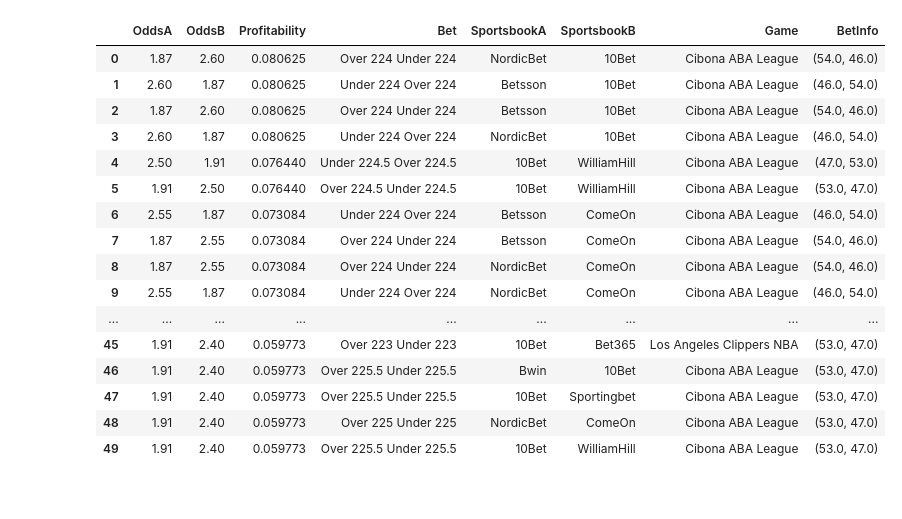
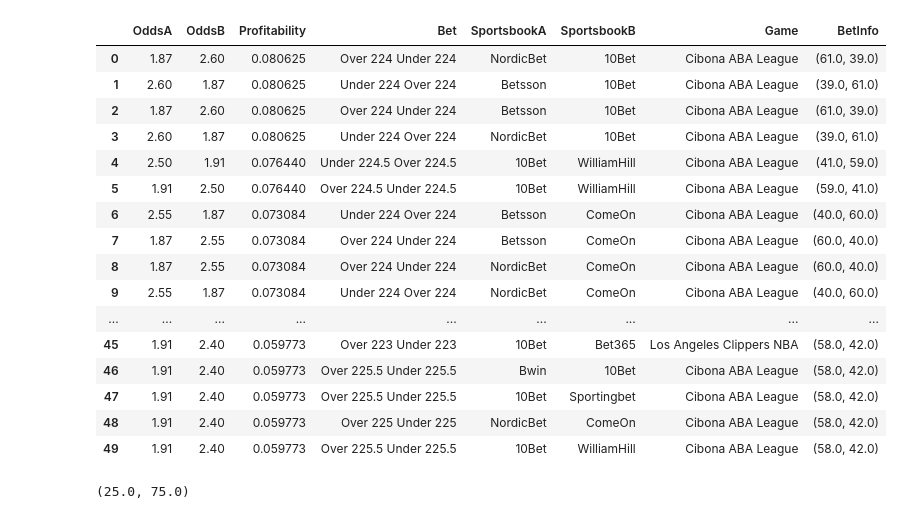
Before and after one commit to MartinMashalov/ArbitrageBetting, a Jupyter notebook: SureBetsBasketball.ipynb, the cells around one changed output. Cells and saved outputs as stored; diff of their text form; code cells hidden in the pictures.

```diff
--- a/SureBetsBasketball.ipynb
+++ b/SureBetsBasketball.ipynb
@@ -34,16 +34,25 @@ games = [i for i in games if i['country']['name'] == 'USA' or i['country']['name
 games = [{'game_id': i['id'], 'home': i['teams']['home']['name'], 'home': i['teams']['away']['name'], 'league': i['league']['name']} for i in games]
 df = pd.DataFrame.from_dict(games)
 # %%
+# setup containers for data
 game_odds = []
 game_names = df['home'].to_list()
 game_leagues = df['league'].to_list()
 for game_id in tqdm(df['game_id'].unique()):
+  # form request url
   url: str = f"https://v1.basketball.api-sports.io/odds?game={str(game_id)}"
+
+  # get data with web api request
   try:
-    odds_data = get(url, headers=headers_req).json()['response'][0]['bookmakers']
+    odds_data = get(url, headers=headers_req).json()['response'][0]
   except (IndexError, KeyError):
     continue
-  game_odds.append(odds_data)
+
+  # append to the game odds
+  try:
+    game_odds.append(odds_data['bookmakers'])
+  except KeyError:
+    continue
 # %%
 import itertools
 from itertools import combinations
@@ -194,55 +203,65 @@ def compute_weights(odds_a, odds_b, position_size, max_iter: int = 10000):
 
   # select position sizing at percentage level for both sides of the trade
   sample = rng.integers(20, 80, size=max_iter) / 100
+  sample = np.unique(sample)
   inverse_sample = 1 - sample
 
   # compute expected value of each position by hadamard product
   sample_filter_a = np.multiply(position_size*sample, np.full((1, len(sample)), odds_a)[0])
   sample_filter_b = np.multiply(position_size*inverse_sample, np.full((1, len(inverse_sample)), odds_b)[0])
   # find the valid position sizes that satisfy arbitrage
   valid_args_a = np.argwhere(sample_filter_a > position_size)
   valid_args_b = np.argwhere(sample_filter_b > position_size)
   valid_args = np.intersect1d(valid_args_a, valid_args_b)
 
   # filter and create the opposite position sizes
   sample, inverse_sample = sample[valid_args], inverse_sample[valid_args]
 
   # create the sizing matrix
   sizing_matrix = np.transpose(np.array([sample, inverse_sample]))
   sizing_matrix *= position_size
-  odds_matrix = np.array([odds_a, odds_b])
+
+  # create the odds matrix and adjust for bias towards more likely outcome
+  if odds_a > odds_b:
+    odds_matrix = np.array([odds_a, -odds_b])
+  else:
+    odds_matrix = np.array([-odds_a, odds_b])
 
   # multiple the odds matrix and position sizing matrix
   result_matrix = np.matmul(sizing_matrix, odds_matrix)
 
   # find the maximum value index of the resulting matrix
-  efficient_idx = np.argmax(result_matrix)
+  efficient_idx = np.argmin(result_matrix)
   return round(position_size*sample[efficient_idx], 2), round(position_size*inverse_sample[efficient_idx], 2)
 
 position_size = 100
 df['SportsbookA'] = df['BetName'].apply(lambda x: str(x).split(':')[0].split('- ')[-1])
 df['SportsbookB'] = df['BetName'].apply(lambda x: str(x).split(':')[1].split(' Under')[0].split(' Over')[0].split('- ')[-1].replace(' +', ''))
 df['Game'] = df['BetName'].apply(lambda x: ' '.join(str(x).split("-")[0:2]))
 df['Bet'] = df['BetName'].apply(lambda x: ''.join(''.join(str(x).split('-')[-2:]).split('+')[1:]))
 df['BetInfo'] = df.apply(lambda x: compute_weights(x.OddsA, x.OddsB, position_size), axis=1)
 df.reset_index(inplace=True, drop=True)
-df = df[['OddsA', 'OddsB', 'Profitability', 'Bet', 'SportsbookA', 'SportsbookB', 'Game', 'BetInfo']]
-df.head(50)
+final_df = df[['OddsA', 'OddsB', 'Profitability', 'Bet', 'SportsbookA', 'SportsbookB', 'Game', 'BetInfo']]
+final_df.head(50)
 # %% [output]
 |  | OddsA | OddsB | Profitability | Bet | SportsbookA | SportsbookB | Game | BetInfo |
-| 0 | 1.87 | 2.60 | 0.080625 | Over 224 Under 224 | NordicBet | 10Bet | Cibona ABA League | (54.0, 46.0) |
-| 1 | 2.60 | 1.87 | 0.080625 | Under 224 Over 224 | Betsson | 10Bet | Cibona ABA League | (46.0, 54.0) |
-| 2 | 1.87 | 2.60 | 0.080625 | Over 224 Under 224 | Betsson | 10Bet | Cibona ABA League | (54.0, 46.0) |
-| 3 | 2.60 | 1.87 | 0.080625 | Under 224 Over 224 | NordicBet | 10Bet | Cibona ABA League | (46.0, 54.0) |
-| 4 | 2.50 | 1.91 | 0.076440 | Under 224.5 Over 224.5 | 10Bet | WilliamHill | Cibona ABA League | (47.0, 53.0) |
-| 5 | 1.91 | 2.50 | 0.076440 | Over 224.5 Under 224.5 | 10Bet | WilliamHill | Cibona ABA League | (53.0, 47.0) |
-| 6 | 2.55 | 1.87 | 0.073084 | Under 224 Over 224 | Betsson | ComeOn | Cibona ABA League | (46.0, 54.0) |
-| 7 | 1.87 | 2.55 | 0.073084 | Over 224 Under 224 | Betsson | ComeOn | Cibona ABA League | (54.0, 46.0) |
-| 8 | 1.87 | 2.55 | 0.073084 | Over 224 Under 224 | NordicBet | ComeOn | Cibona ABA League | (54.0, 46.0) |
-| 9 | 2.55 | 1.87 | 0.073084 | Under 224 Over 224 | NordicBet | ComeOn | Cibona ABA League | (46.0, 54.0) |
+| 0 | 1.87 | 2.60 | 0.080625 | Over 224 Under 224 | NordicBet | 10Bet | Cibona ABA League | (61.0, 39.0) |
+| 1 | 2.60 | 1.87 | 0.080625 | Under 224 Over 224 | Betsson | 10Bet | Cibona ABA League | (39.0, 61.0) |
+| 2 | 1.87 | 2.60 | 0.080625 | Over 224 Under 224 | Betsson | 10Bet | Cibona ABA League | (61.0, 39.0) |
+| 3 | 2.60 | 1.87 | 0.080625 | Under 224 Over 224 | NordicBet | 10Bet | Cibona ABA League | (39.0, 61.0) |
+| 4 | 2.50 | 1.91 | 0.076440 | Under 224.5 Over 224.5 | 10Bet | WilliamHill | Cibona ABA League | (41.0, 59.0) |
+| 5 | 1.91 | 2.50 | 0.076440 | Over 224.5 Under 224.5 | 10Bet | WilliamHill | Cibona ABA League | (59.0, 41.0) |
+| 6 | 2.55 | 1.87 | 0.073084 | Under 224 Over 224 | Betsson | ComeOn | Cibona ABA League | (40.0, 60.0) |
+| 7 | 1.87 | 2.55 | 0.073084 | Over 224 Under 224 | Betsson | ComeOn | Cibona ABA League | (60.0, 40.0) |
+| 8 | 1.87 | 2.55 | 0.073084 | Over 224 Under 224 | NordicBet | ComeOn | Cibona ABA League | (60.0, 40.0) |
+| 9 | 2.55 | 1.87 | 0.073084 | Under 224 Over 224 | NordicBet | ComeOn | Cibona ABA League | (40.0, 60.0) |
 | ... | ... | ... | ... | ... | ... | ... | ... | ... |
-| 45 | 1.91 | 2.40 | 0.059773 | Over 223 Under 223 | 10Bet | Bet365 | Los Angeles Clippers NBA | (53.0, 47.0) |
-| 46 | 1.91 | 2.40 | 0.059773 | Over 225.5 Under 225.5 | Bwin | 10Bet | Cibona ABA League | (53.0, 47.0) |
-| 47 | 1.91 | 2.40 | 0.059773 | Over 225.5 Under 225.5 | 10Bet | Sportingbet | Cibona ABA League | (53.0, 47.0) |
-| 48 | 1.91 | 2.40 | 0.059773 | Over 225 Under 225 | NordicBet | ComeOn | Cibona ABA League | (53.0, 47.0) |
-| 49 | 1.91 | 2.40 | 0.059773 | Over 225.5 Under 225.5 | 10Bet | WilliamHill | Cibona ABA League | (53.0, 47.0) |
+| 45 | 1.91 | 2.40 | 0.059773 | Over 223 Under 223 | 10Bet | Bet365 | Los Angeles Clippers NBA | (58.0, 42.0) |
+| 46 | 1.91 | 2.40 | 0.059773 | Over 225.5 Under 225.5 | Bwin | 10Bet | Cibona ABA League | (58.0, 42.0) |
+| 47 | 1.91 | 2.40 | 0.059773 | Over 225.5 Under 225.5 | 10Bet | Sportingbet | Cibona ABA League | (58.0, 42.0) |
+| 48 | 1.91 | 2.40 | 0.059773 | Over 225 Under 225 | NordicBet | ComeOn | Cibona ABA League | (58.0, 42.0) |
+| 49 | 1.91 | 2.40 | 0.059773 | Over 225.5 Under 225.5 | 10Bet | WilliamHill | Cibona ABA League | (58.0, 42.0) |
+# %%
+compute_weights(4.1, 1.44, 100)
+# %% [output]
+(25.0, 75.0)
```
